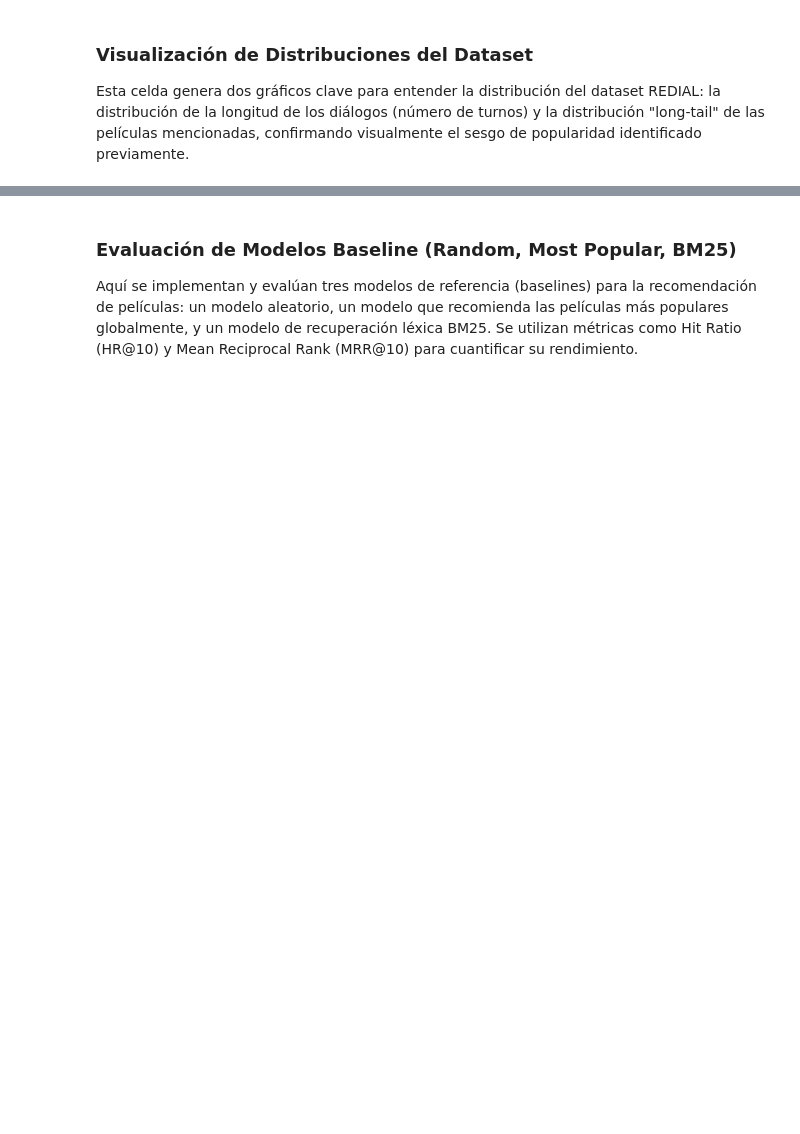
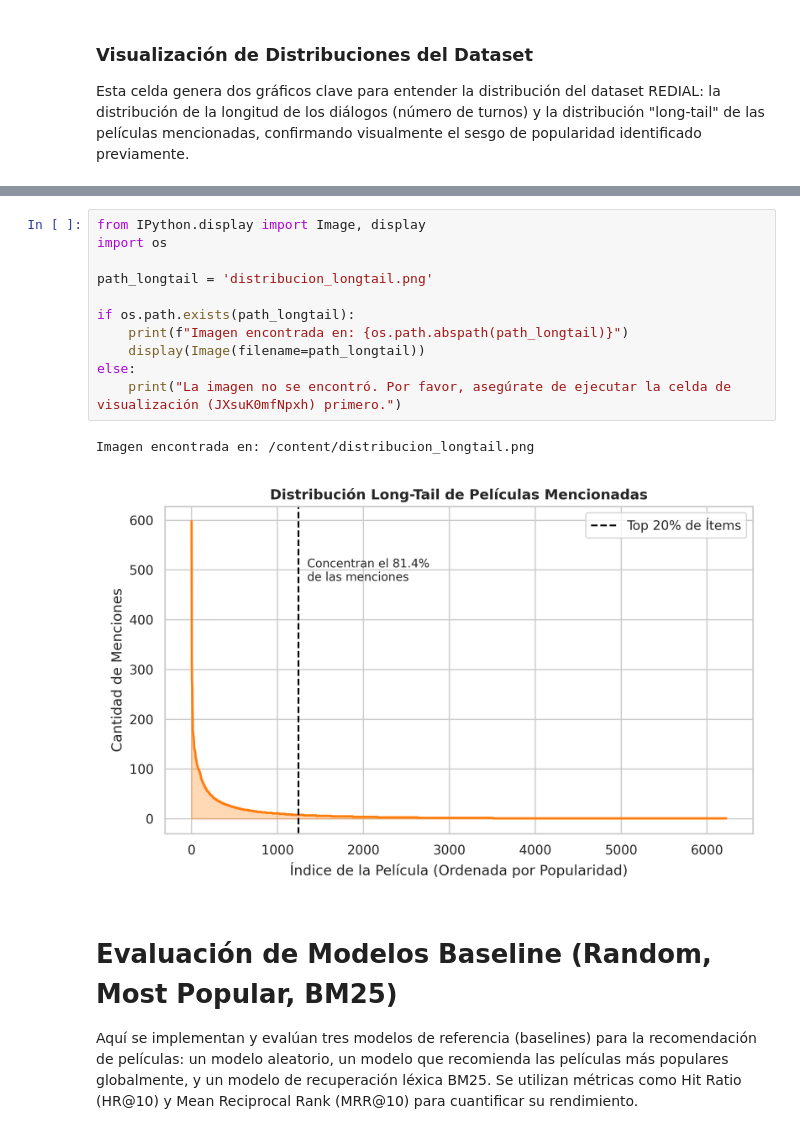
Before and after one commit to Maximilianoperry/IIC3633_Proyecto, a Jupyter notebook: notebooks/H3/Sistemas_de_Recomendacion_Conversacional.ipynb, the cells around one changed output, grey strips where cells are left out. Saved outputs shown, nothing was run; the diff lists cells and outputs as text; blank space fills up the shorter version.

```diff
--- a/notebooks/H3/Sistemas_de_Recomendacion_Conversacional.ipynb
+++ b/notebooks/H3/Sistemas_de_Recomendacion_Conversacional.ipynb
@@ -170,7 +229,21 @@ plt.close()
 print("¡Gráficos generados y guardados con éxito: 'distribucion_turnos.png' y 'distribucion_longtail.png'!")
 # %% [output]
 ¡Gráficos generados y guardados con éxito: 'distribucion_turnos.png' y 'distribucion_longtail.png'!
+# %%
+from IPython.display import Image, display
+import os
+
+path_longtail = 'distribucion_longtail.png'
+
+if os.path.exists(path_longtail):
+    print(f"Imagen encontrada en: {os.path.abspath(path_longtail)}")
+    display(Image(filename=path_longtail))
+else:
+    print("La imagen no se encontró. Por favor, asegúrate de ejecutar la celda de visualización (JXsuK0mfNpxh) primero.")
+# %% [output]
+Imagen encontrada en: /content/distribucion_longtail.png
+[figure, added]
 # %% [markdown]
-### Evaluación de Modelos Baseline (Random, Most Popular, BM25)
+# Evaluación de Modelos Baseline (Random, Most Popular, BM25)
 
 Aquí se implementan y evalúan tres modelos de referencia (baselines) para la recomendación de películas: un modelo aleatorio, un modelo que recomienda las películas más populares globalmente, y un modelo de recuperación léxica BM25. Se utilizan métricas como Hit Ratio (HR@10) y Mean Reciprocal Rank (MRR@10) para cuantificar su rendimiento.
```
Also changed, not shown: parts of 48 cells of this notebook, 1 other file.
